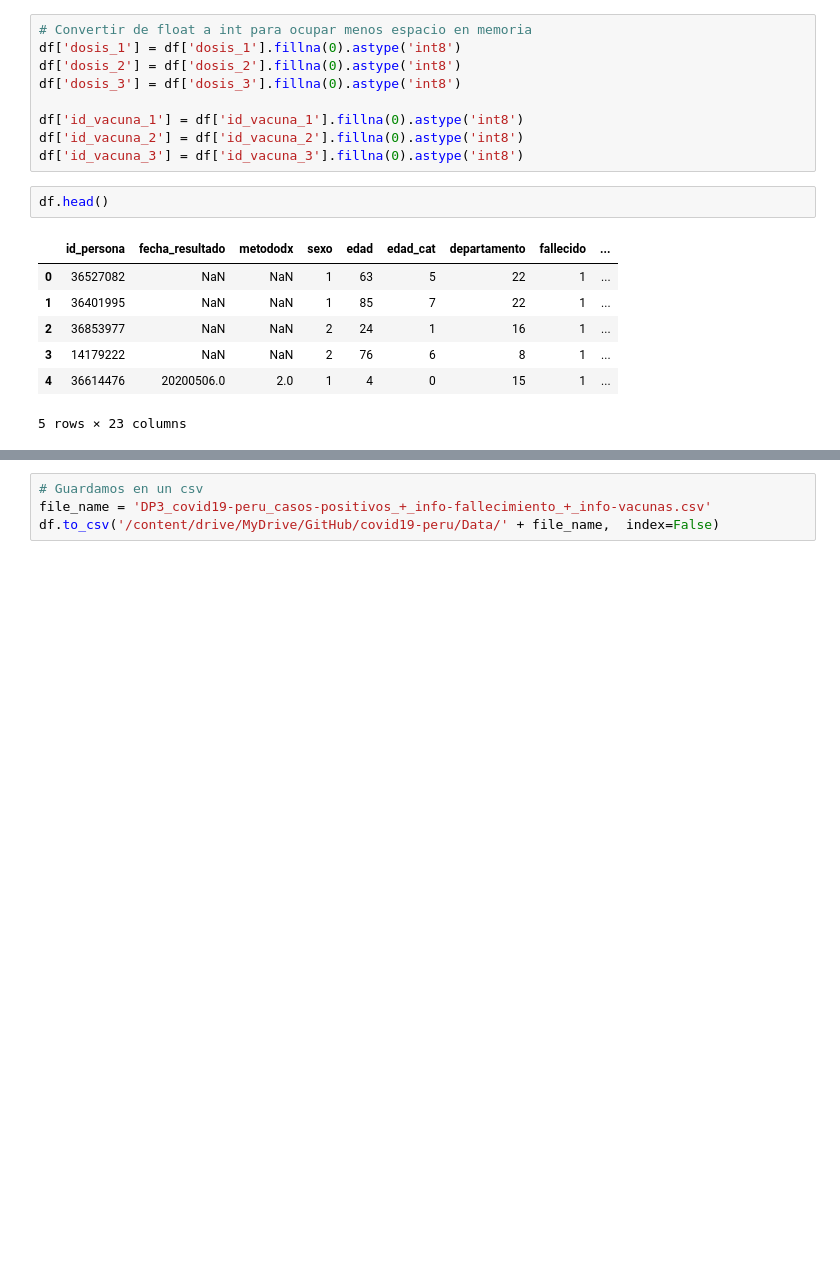
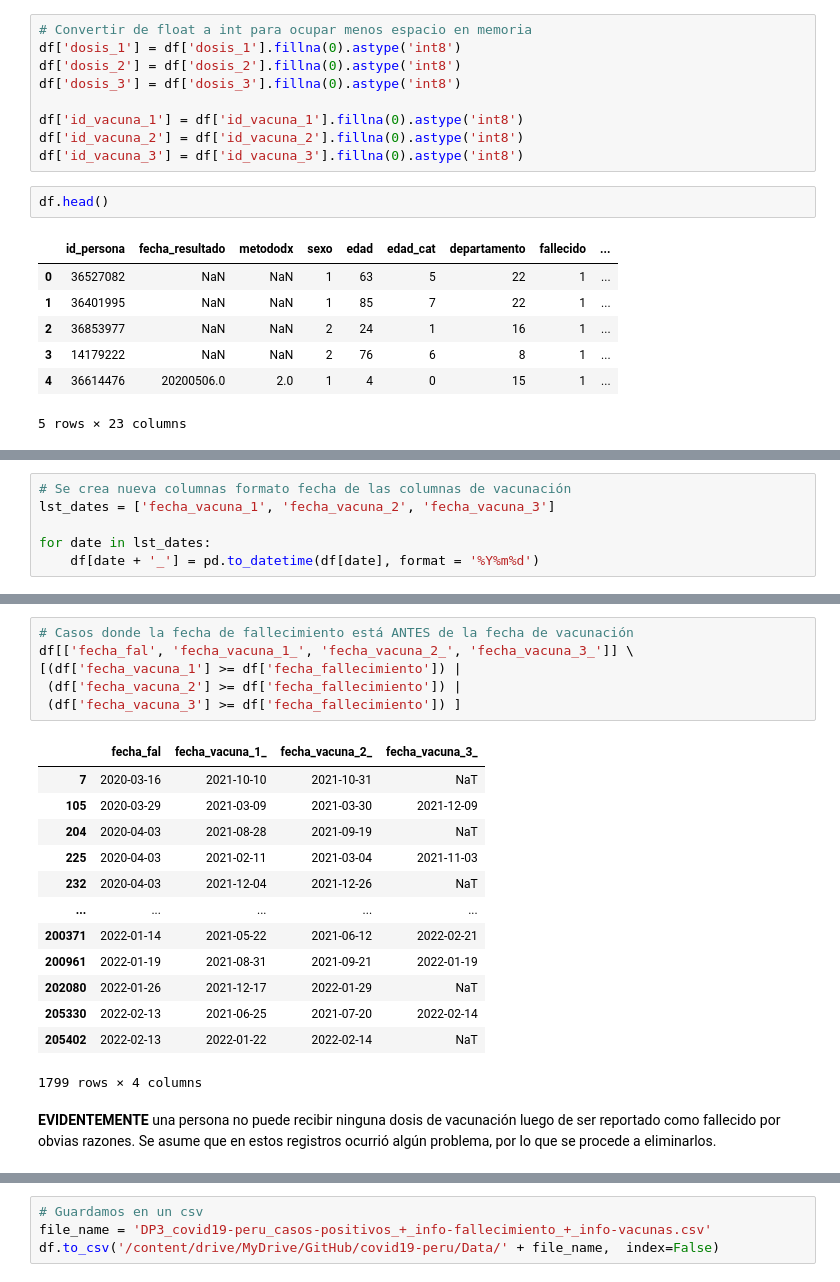
Before and after one commit to xxotto/covid19-Peru, a Jupyter notebook: Notebooks/3_DataFiltering.ipynb, the cells around one changed output, grey strips where cells are left out. Saved outputs shown, nothing was run; the diff lists cells and outputs as text; blank space fills up the shorter version.

```diff
--- a/Notebooks/3_DataFiltering.ipynb
+++ b/Notebooks/3_DataFiltering.ipynb
@@ -873,0 +878,6 @@ df.head()
+# %%
+# Se crea nueva columnas formato fecha de las columnas de vacunación
+lst_dates = ['fecha_vacuna_1', 'fecha_vacuna_2', 'fecha_vacuna_3']
+
+for date in lst_dates:
+    df[date + '_'] = pd.to_datetime(df[date], format = '%Y%m%d')
@@ -873,0 +894,22 @@ df.head()
+# %%
+# Casos donde la fecha de fallecimiento está ANTES de la fecha de vacunación
+df[['fecha_fal', 'fecha_vacuna_1_', 'fecha_vacuna_2_', 'fecha_vacuna_3_']] \
+[(df['fecha_vacuna_1'] >= df['fecha_fallecimiento']) |
+ (df['fecha_vacuna_2'] >= df['fecha_fallecimiento']) |
+ (df['fecha_vacuna_3'] >= df['fecha_fallecimiento']) ]
+# %% [output]
+|  | fecha_fal | fecha_vacuna_1_ | fecha_vacuna_2_ | fecha_vacuna_3_ |
+| 7 | 2020-03-16 | 2021-10-10 | 2021-10-31 | NaT |
+| 105 | 2020-03-29 | 2021-03-09 | 2021-03-30 | 2021-12-09 |
+| 204 | 2020-04-03 | 2021-08-28 | 2021-09-19 | NaT |
+| 225 | 2020-04-03 | 2021-02-11 | 2021-03-04 | 2021-11-03 |
+| 232 | 2020-04-03 | 2021-12-04 | 2021-12-26 | NaT |
+| ... | ... | ... | ... | ... |
+| 200371 | 2022-01-14 | 2021-05-22 | 2021-06-12 | 2022-02-21 |
+| 200961 | 2022-01-19 | 2021-08-31 | 2021-09-21 | 2022-01-19 |
+| 202080 | 2022-01-26 | 2021-12-17 | 2022-01-29 | NaT |
+| 205330 | 2022-02-13 | 2021-06-25 | 2021-07-20 | 2022-02-14 |
+| 205402 | 2022-02-13 | 2022-01-22 | 2022-02-14 | NaT |
+1799 rows × 4 columns
+# %% [markdown]
+**EVIDENTEMENTE** una persona no puede recibir ninguna dosis de vacunación luego de ser reportado como fallecido por obvias razones. Se asume que en estos registros ocurrió algún problema, por lo que se procede a eliminarlos.
```
Also changed, not shown: parts of 10 cells of this notebook.
